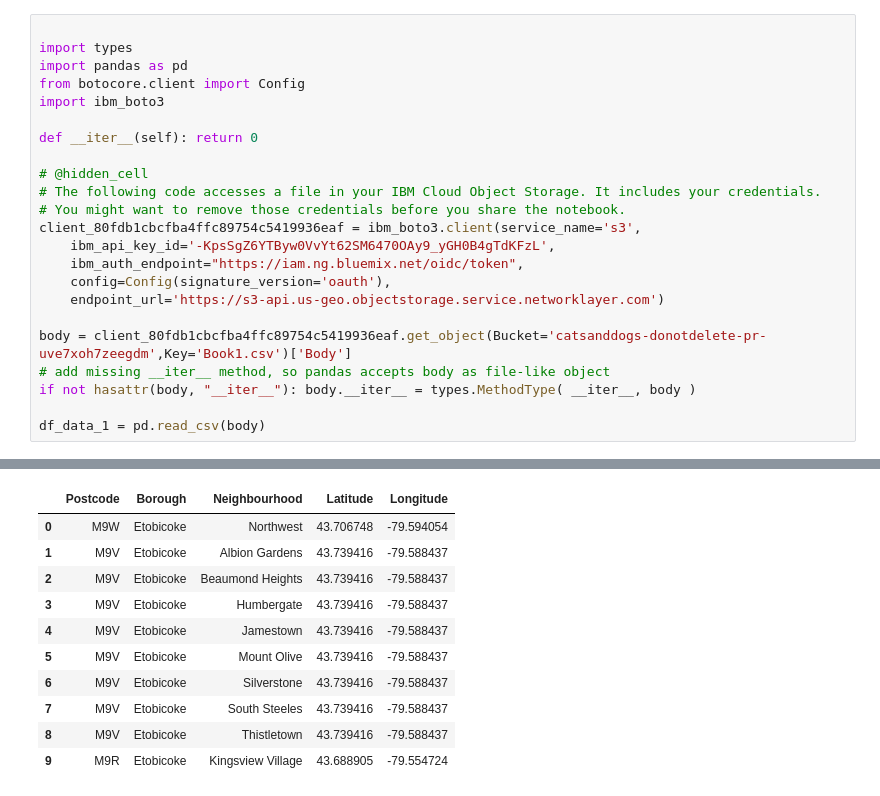
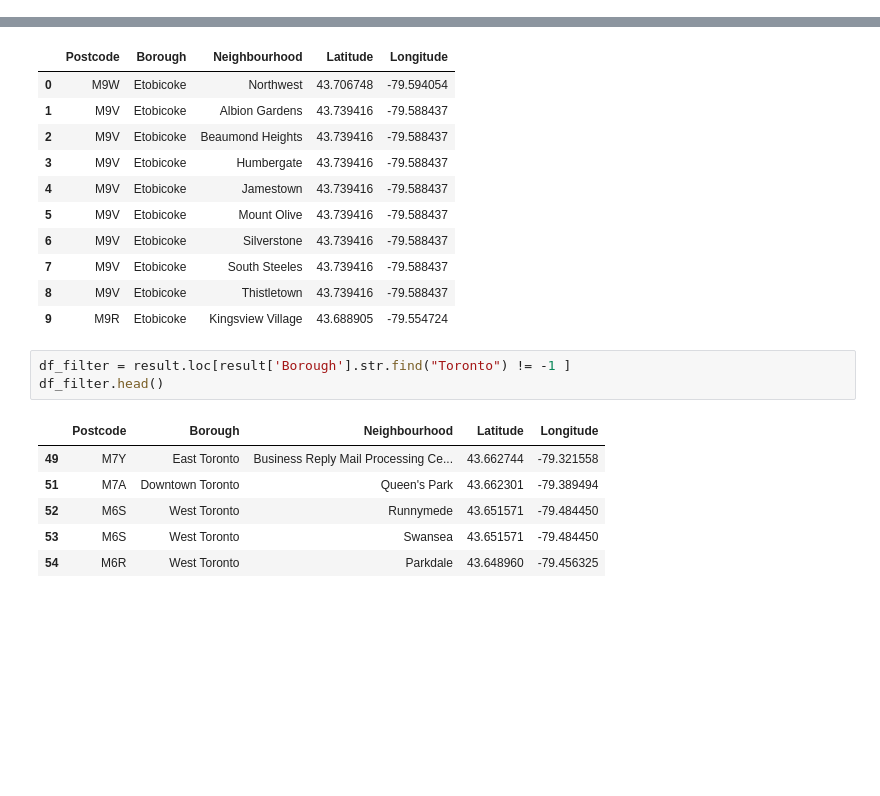
Before and after one commit to vishnudevk/Capstone, a Jupyter notebook: PostalCodes.ipynb, the cells around one changed output, grey strips where cells are left out. Saved outputs shown, nothing was run; the diff lists cells and outputs as text; blank space fills up the shorter version.

```diff
--- a/PostalCodes.ipynb
+++ b/PostalCodes.ipynb
@@ -1,23 +0,0 @@
-# %%
-
-import types
-import pandas as pd
-from botocore.client import Config
-import ibm_boto3
-
-def __iter__(self): return 0
-
-# @hidden_cell
-# The following code accesses a file in your IBM Cloud Object Storage. It includes your credentials.
-# You might want to remove those credentials before you share the notebook.
-client_80fdb1cbcfba4ffc89754c5419936eaf = ibm_boto3.client(service_name='s3',
-    ibm_api_key_id='-KpsSgZ6YTByw0VvYt62SM6470OAy9_yGH0B4gTdKFzL',
-    ibm_auth_endpoint="https://iam.ng.bluemix.net/oidc/token",
-    config=Config(signature_version='oauth'),
-    endpoint_url='https://s3-api.us-geo.objectstorage.service.networklayer.com')
-
-body = client_80fdb1cbcfba4ffc89754c5419936eaf.get_object(Bucket='catsanddogs-donotdelete-pr-uve7xoh7zeegdm',Key='Book1.csv')['Body']
-# add missing __iter__ method, so pandas accepts body as file-like object
-if not hasattr(body, "__iter__"): body.__iter__ = types.MethodType( __iter__, body )
-
-df_data_1 = pd.read_csv(body)
@@ -62,3 +41,13 @@ result.head(10)
 | 7 | M9V | Etobicoke | South Steeles | 43.739416 | -79.588437 |
 | 8 | M9V | Etobicoke | Thistletown | 43.739416 | -79.588437 |
 | 9 | M9R | Etobicoke | Kingsview Village | 43.688905 | -79.554724 |
+# %%
+df_filter = result.loc[result['Borough'].str.find("Toronto") != -1 ]
+df_filter.head()
+# %% [output]
+|  | Postcode | Borough | Neighbourhood | Latitude | Longitude |
+| 49 | M7Y | East Toronto | Business Reply Mail Processing Ce... | 43.662744 | -79.321558 |
+| 51 | M7A | Downtown Toronto | Queen's Park | 43.662301 | -79.389494 |
+| 52 | M6S | West Toronto | Runnymede | 43.651571 | -79.484450 |
+| 53 | M6S | West Toronto | Swansea | 43.651571 | -79.484450 |
+| 54 | M6R | West Toronto | Parkdale | 43.648960 | -79.456325 |
```
Also changed, not shown: parts of 5 cells of this notebook.
